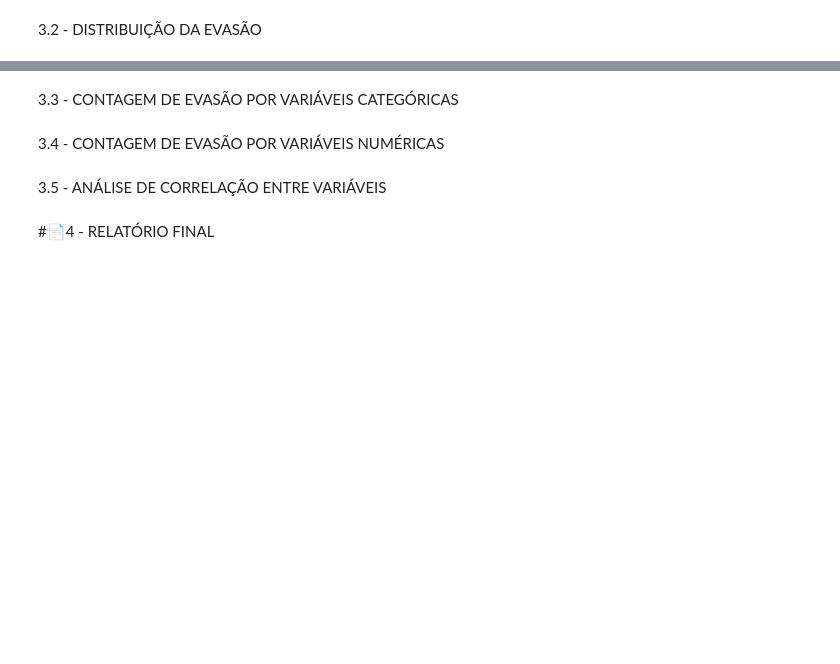
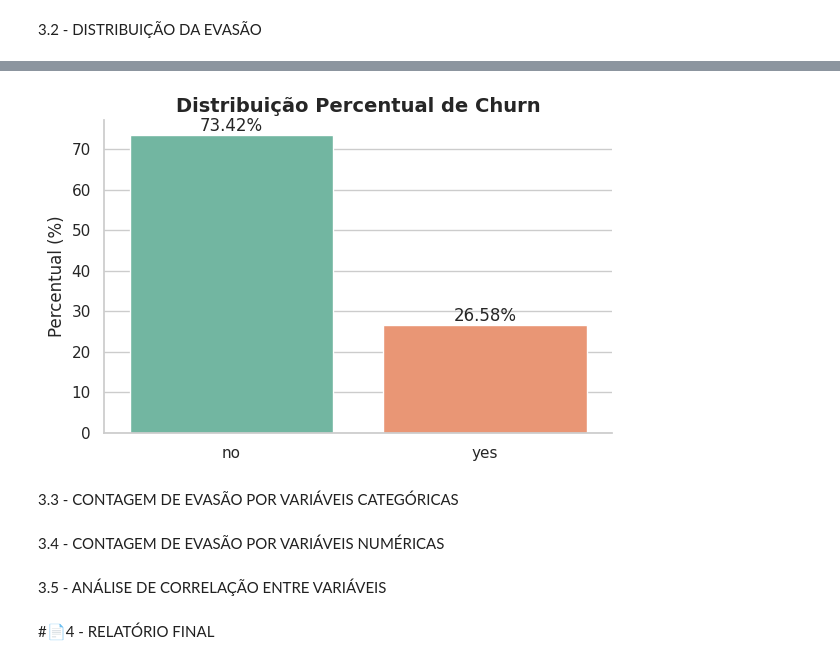
Before and after one commit to jcmaiolo/Challenge-churn-de-clientes, a Jupyter notebook: TelecomX_BR.ipynb, the cells around one changed output, grey strips where cells are left out. Saved outputs shown, nothing was run; the diff lists cells and outputs as text; code cells hidden in the pictures; blank space fills up the shorter version.

```diff
--- a/TelecomX_BR.ipynb
+++ b/TelecomX_BR.ipynb
@@ -426,3 +481,44 @@ Index(['customerID', 'Churn', 'customer_gender', 'customer_senior',
+# %%
+import seaborn as sns
+import matplotlib.pyplot as plt
+
+sns.set_theme(style="whitegrid", font="sans-serif")
+
+churn_pct = (
+  df['Churn']
+  .value_counts(normalize=True)
+  .mul(100)
+  .reset_index()
+)
+churn_pct.columns = ['Churn', 'Percentual']
+
+plt.figure(figsize=(6, 4))
+ax = sns.barplot(
+  data=churn_pct,
+  x='Churn',
+  y='Percentual',
+  hue='Churn',
+  palette='Set2'
+)
+
+sns.despine()
+
+ax.set_title('Distribuição Percentual de Churn', fontsize=14, weight='bold')
+ax.set_xlabel('')
+ax.set_ylabel('Percentual (%)')
+
+for p in ax.patches:
+  ax.annotate(
+    f'{p.get_height():.2f}%',
+    (p.get_x() + p.get_width() / 2., p.get_height()),
+    ha='center',
+    va='bottom'
+)
+
+plt.tight_layout()
+plt.show()
+# %% [output]
+[figure, added]
 # %% [markdown]
 3.3 - CONTAGEM DE EVASÃO POR VARIÁVEIS CATEGÓRICAS
 # %% [markdown]
```
Also changed, not shown: parts of 9 cells of this notebook.
